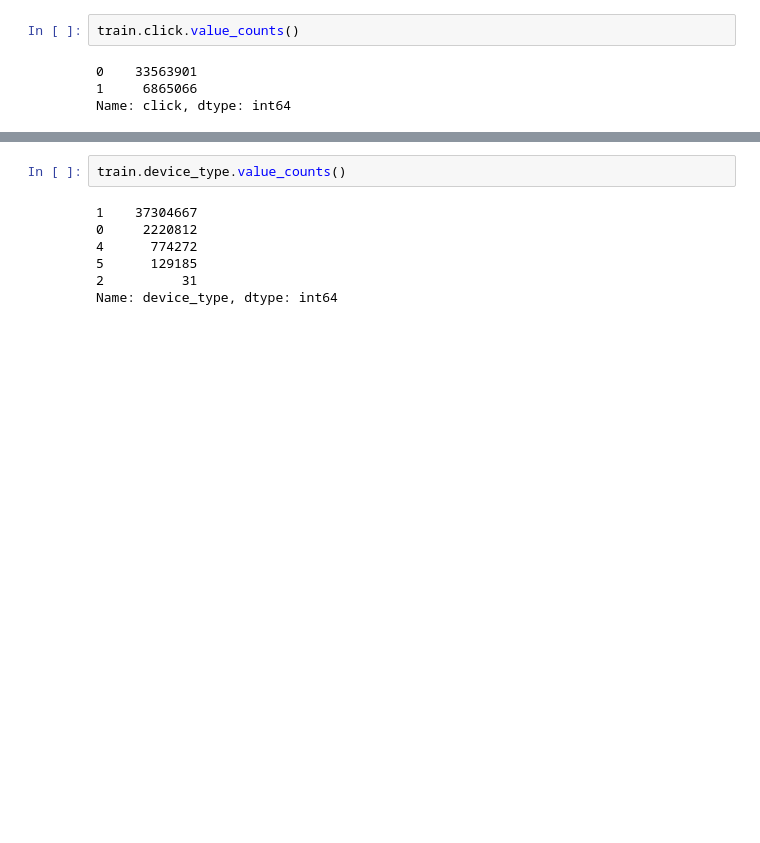
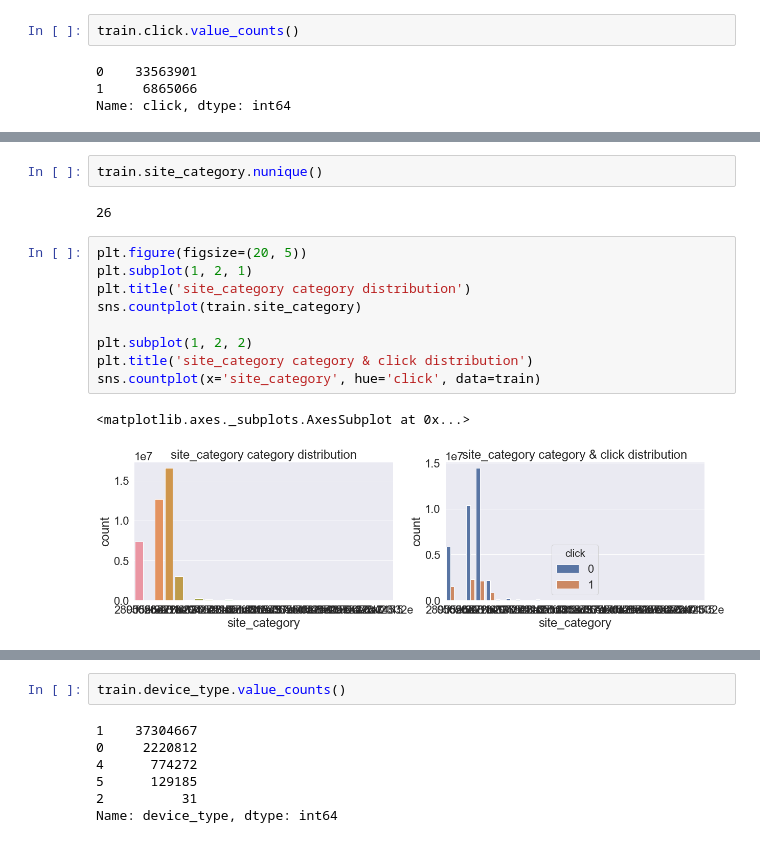
Before and after one commit to TimJLS/kaggle_ctr_prediction, a Jupyter notebook: preprocess.ipynb, the cells around one changed output, grey strips where cells are left out. Drawn from its saved outputs; the diff is of its cells as text; blank space fills up the shorter version.

```diff
--- a/preprocess.ipynb
+++ b/preprocess.ipynb
@@ -92,0 +136,16 @@ sns.countplot(train.banner_pos)
+# %%
+train.site_category.nunique()
+# %% [output]
+26
+# %%
+plt.figure(figsize=(20, 5))
+plt.subplot(1, 2, 1)
+plt.title('site_category category distribution')
+sns.countplot(train.site_category)
+
+plt.subplot(1, 2, 2)
+plt.title('site_category category & click distribution')
+sns.countplot(x='site_category', hue='click', data=train)
+# %% [output]
+<matplotlib.axes._subplots.AxesSubplot at 0x...>
+[figure, added]
```
Also changed, not shown: parts of 72 cells of this notebook.
